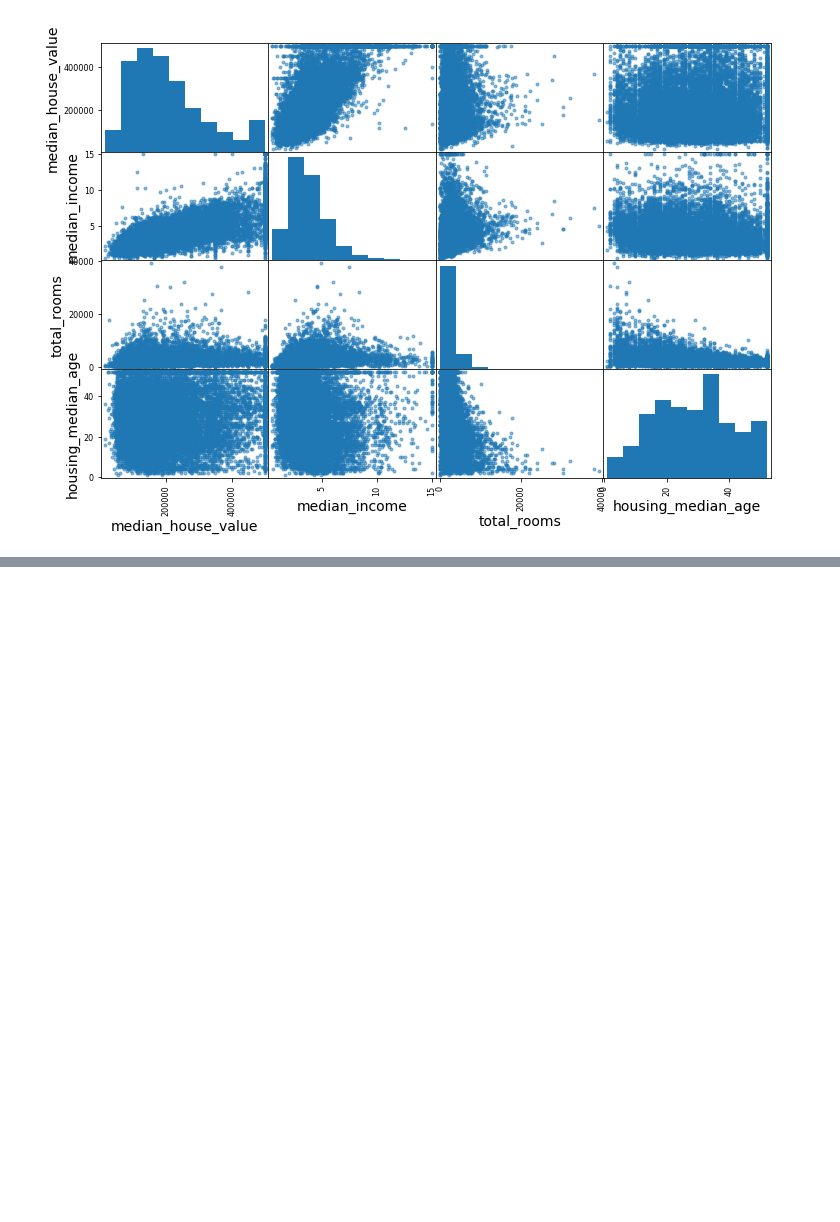
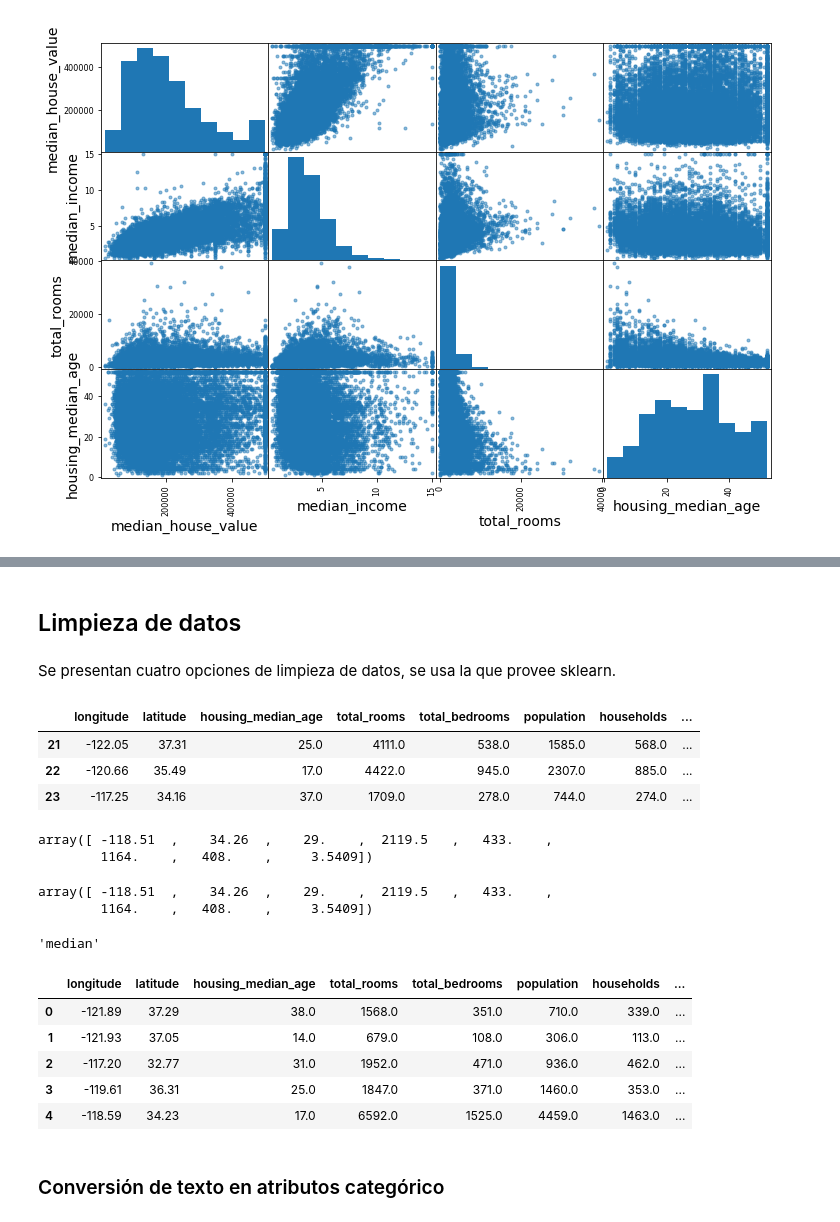
Before and after one commit to Jairo9587/Scikit-TensorFlow, a Jupyter notebook: 02_End-to-End- Ml Project/02_01_Preparación.ipynb, the cells around one changed output, grey strips where cells are left out. Cells and saved outputs as stored; diff of their text form; code cells hidden in the pictures; blank space fills up the shorter version.

```diff
--- a/02_End-to-End- Ml Project/02_01_Preparación.ipynb
+++ b/02_End-to-End- Ml Project/02_01_Preparación.ipynb
@@ -272,0 +319,3 @@ array([[<matplotlib.axes._subplots.AxesSubplot object at 0x...>,
+# %%
+housing = strat_train_set.drop("median_house_value", axis=1)
+housing_labels = strat_train_set["median_house_value"].copy()
@@ -272,0 +330,61 @@ array([[<matplotlib.axes._subplots.AxesSubplot object at 0x...>,
+# %% [markdown]
+## Limpieza de datos
+# %% [markdown]
+Se presentan cuatro opciones de limpieza de datos, se usa la que provee sklearn.
+# %%
+# housing_copy.dropna(subset=["total_bedrooms"])    # option 1
+#
+# housing_copy = housing.copy().iloc[21:24]
+# housing_copy.drop("total_bedrooms", axis=1)       # option 2
+#
+# housing_copy = housing.copy().iloc[21:24]
+# median = housing_copy["total_bedrooms"].median()
+# housing_copy["total_bedrooms"].fillna(median, inplace=True) # option 3
+# housing_copy
+
+from sklearn.preprocessing import Imputer
+
+imputer = Imputer(strategy='median')
+
+#Al seleccionar media solo podemos usar valores numéricos.
+housing_num = housing.drop("ocean_proximity", axis=1)
+
+#Entrenamiento del modelo
+imputer.fit(housing_num)
+
+# Remplazo de los missing values
+X = imputer.transform(housing_num)
+
+housing_tr = pd.DataFrame(X, columns=housing_num.columns)
+housing_tr.iloc[21:24]
+# %% [output]
+|  | longitude | latitude | housing_median_age | total_rooms | total_bedrooms | population | households | ... |
+| 21 | -122.05 | 37.31 | 25.0 | 4111.0 | 538.0 | 1585.0 | 568.0 | ... |
+| 22 | -120.66 | 35.49 | 17.0 | 4422.0 | 945.0 | 2307.0 | 885.0 | ... |
+| 23 | -117.25 | 34.16 | 37.0 | 1709.0 | 278.0 | 744.0 | 274.0 | ... |
+# %%
+imputer.statistics_
+# %% [output]
+array([ -118.51  ,    34.26  ,    29.    ,  2119.5   ,   433.    ,
+        1164.    ,   408.    ,     3.5409])
+# %%
+housing_num.median().values
+# %% [output]
+array([ -118.51  ,    34.26  ,    29.    ,  2119.5   ,   433.    ,
+        1164.    ,   408.    ,     3.5409])
+# %%
+imputer.strategy
+# %% [output]
+'median'
+# %%
+housing_tr = pd.DataFrame(X, columns=housing_num.columns)
+housing_tr.head()
+# %% [output]
+|  | longitude | latitude | housing_median_age | total_rooms | total_bedrooms | population | households | ... |
+| 0 | -121.89 | 37.29 | 38.0 | 1568.0 | 351.0 | 710.0 | 339.0 | ... |
+| 1 | -121.93 | 37.05 | 14.0 | 679.0 | 108.0 | 306.0 | 113.0 | ... |
+| 2 | -117.20 | 32.77 | 31.0 | 1952.0 | 471.0 | 936.0 | 462.0 | ... |
+| 3 | -119.61 | 36.31 | 25.0 | 1847.0 | 371.0 | 1460.0 | 353.0 | ... |
+| 4 | -118.59 | 34.23 | 17.0 | 6592.0 | 1525.0 | 4459.0 | 1463.0 | ... |
+# %% [markdown]
+### Conversión de texto en atributos categórico
```
Also changed, not shown: parts of 35 cells of this notebook, 1 other file.
